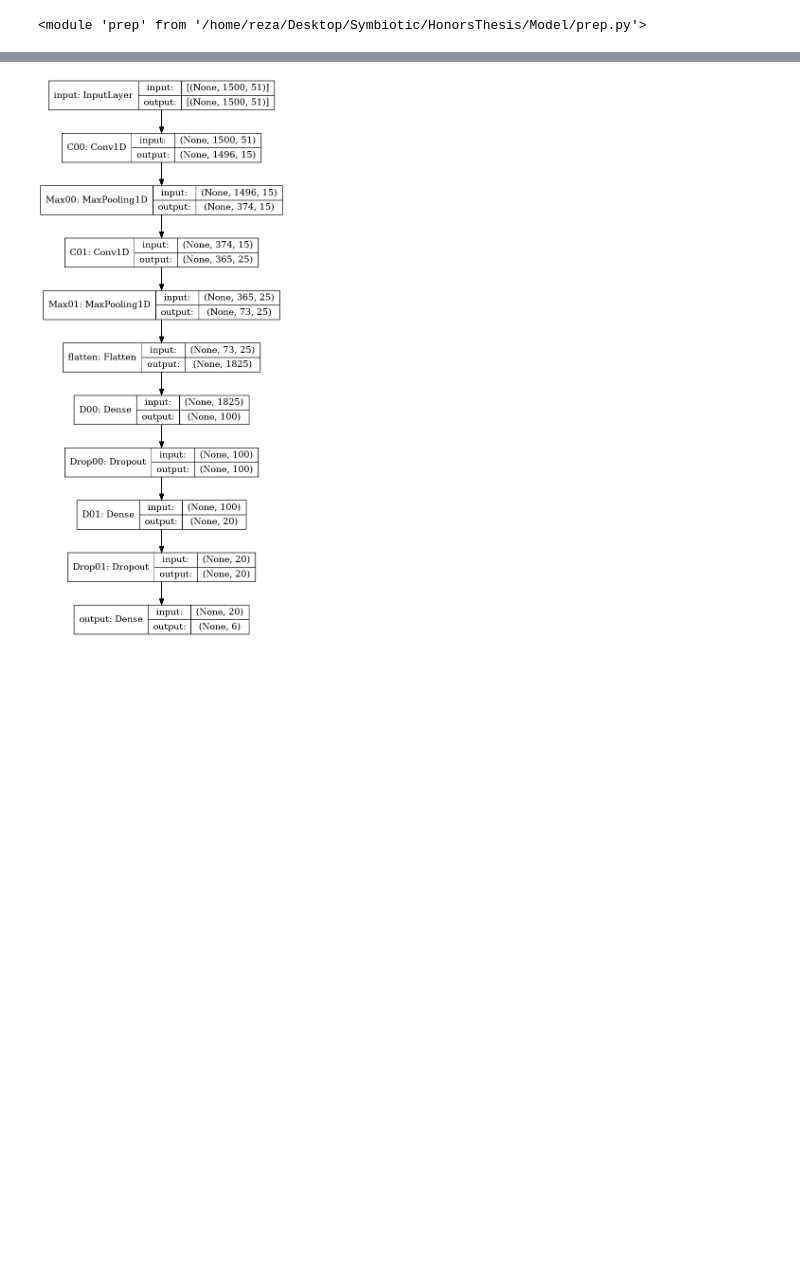
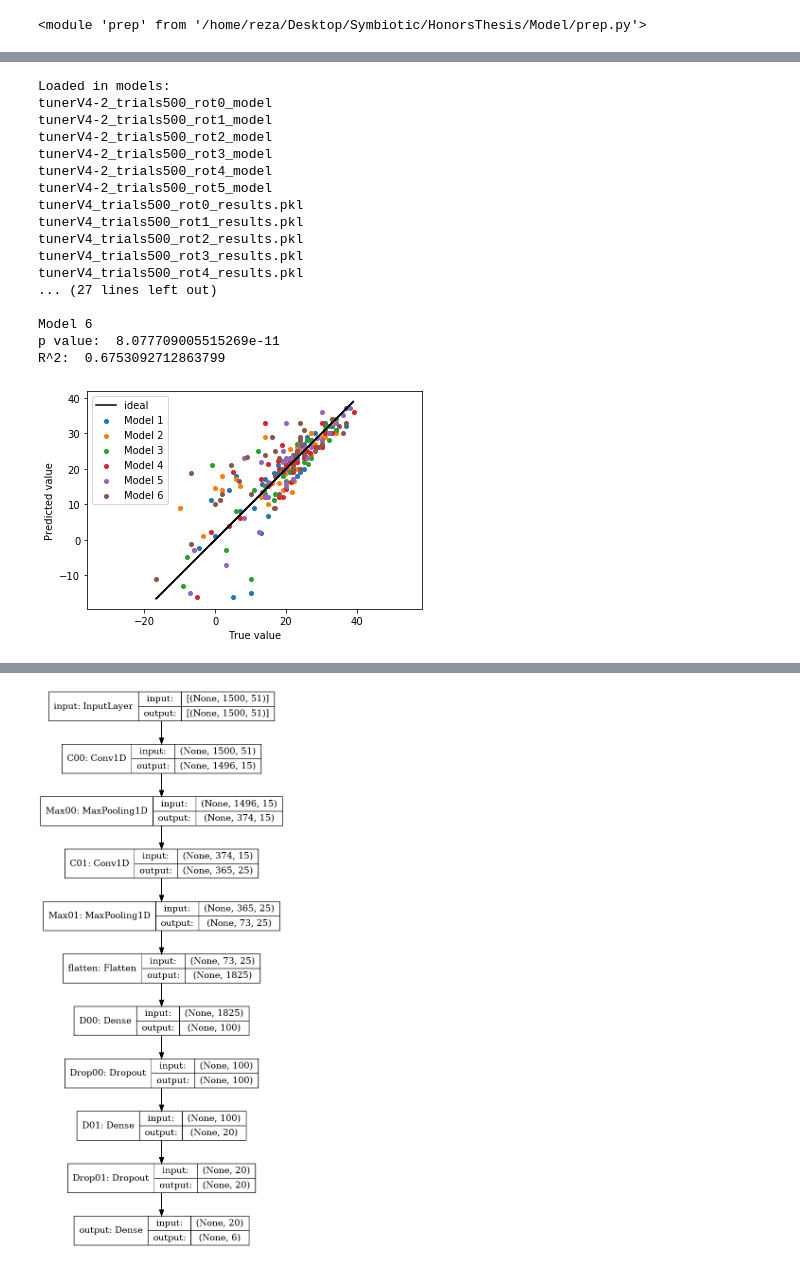
Before and after one commit to RezaTorbati/HonorsThesis, a Jupyter notebook: post.ipynb, the cells around one changed output, grey strips where cells are left out. Saved outputs shown, nothing was run; the diff lists cells and outputs as text; code cells hidden in the pictures; blank space fills up the shorter version.

```diff
--- a/post.ipynb
+++ b/post.ipynb
@@ -239,0 +114,21 @@ importlib.reload(prep)
+# %%
+post.analyzeFullPredictions('results', 'tunerV4-2_trials500_rot?_model', 'tunerV4_trials500_rot?_results.pkl', split='rot', valid=True)
+# %% [output]
+Loaded in models:
+tunerV4-2_trials500_rot0_model
+tunerV4-2_trials500_rot1_model
+tunerV4-2_trials500_rot2_model
+tunerV4-2_trials500_rot3_model
+tunerV4-2_trials500_rot4_model
+tunerV4-2_trials500_rot5_model
+tunerV4_trials500_rot0_results.pkl
+tunerV4_trials500_rot1_results.pkl
+tunerV4_trials500_rot2_results.pkl
+tunerV4_trials500_rot3_results.pkl
+tunerV4_trials500_rot4_results.pkl
+... (27 lines left out)
+
+Model 6
+p value:  8.077709005515269e-11
+R^2:  0.6753092712863799
+[figure, added]
```
Also changed, not shown: parts of 22 cells of this notebook, 1 other file.
